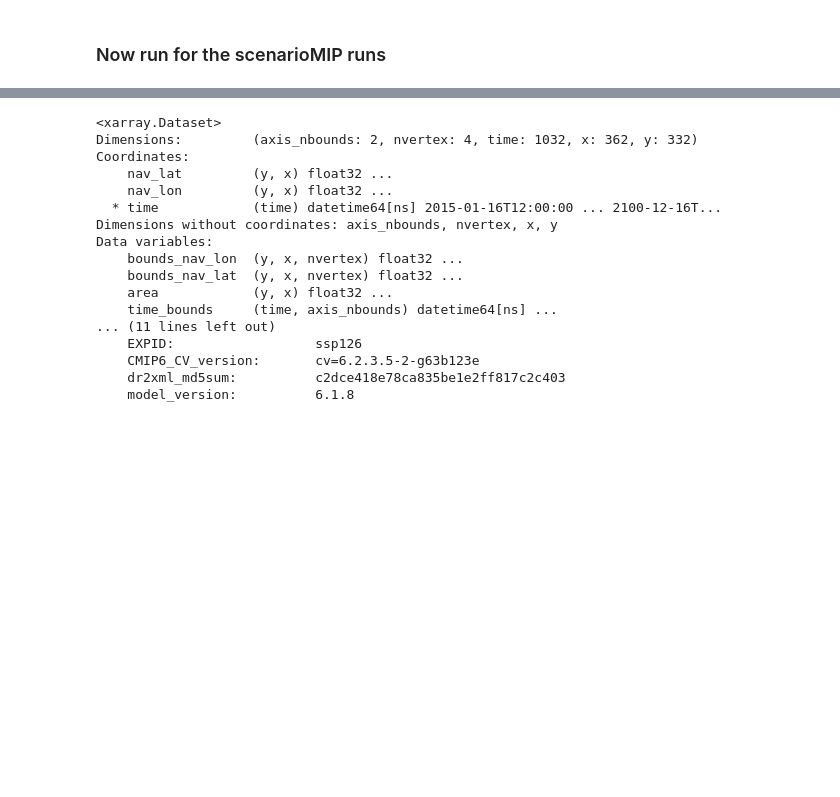
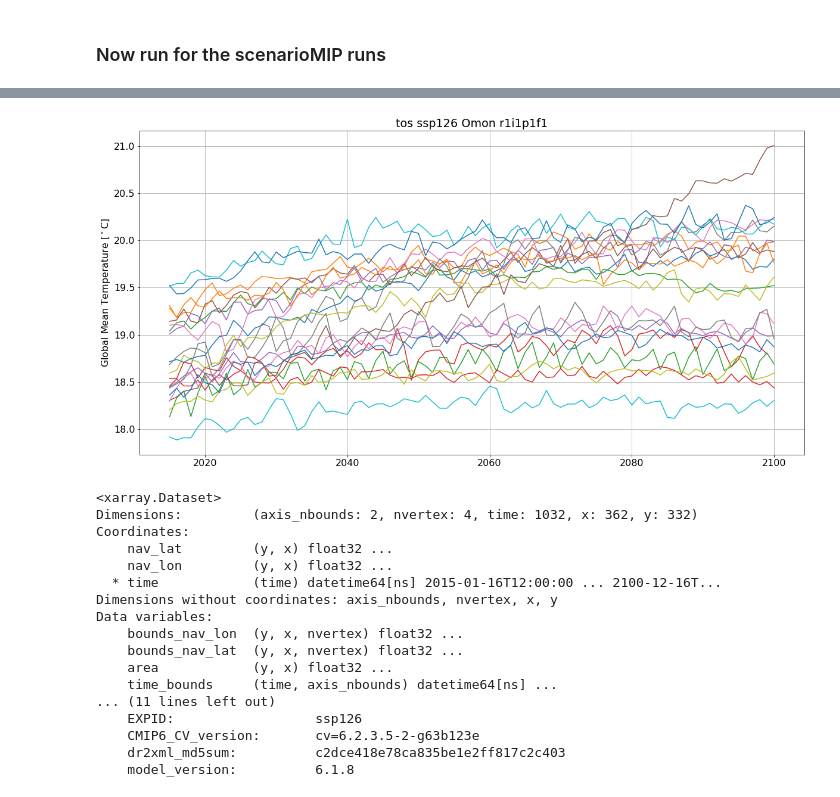
Before and after one commit to cmip6moap/project04, a Jupyter notebook: notebooks/CMIP6_SST.ipynb, the cells around one changed output, grey strips where cells are left out. Saved outputs shown, nothing was run; the diff lists cells and outputs as text; code cells hidden in the pictures; blank space fills up the shorter version.

```diff
--- a/notebooks/CMIP6_SST.ipynb
+++ b/notebooks/CMIP6_SST.ipynb
@@ -86,7 +86,7 @@ def calc_CMIP_annual_means(var='tos', EXP='historical', vtype='Omon', ENS='r1i1p
 
             amean_dset[(model + '_' + ENS)] = amean_var.compute()
 
-            model_list.append(model)
+            model_list.append((model + '_' + ENS))
 
     return amean_dset, model_list
 # %% [markdown]
@@ -138,3 +120,18 @@ ipdb>  quit
+# %%
+fig, ax = plt.subplots(figsize=(20,10))
+
+for ii, model in enumerate(model_list):
+
+    amean_dset[(model + '_r1i1p1f1')].plot(ax=ax)
+
+ax.grid(True)
+ax.set_ylabel('Global Mean Temperature [$^\circ$C]')
+ax.set_xlabel(None)
+ax.set_title(('tos' + ' ssp126' + ' Omon' + ' r1i1p1f1'))
+
+plt.savefig('/home/users/train055/project04/results/cmip6_ssp126_annual_mean_tos.png', dpi=300, bbox_inches='tight')
+# %% [output]
+[figure, added]
 # %%
 fname = '/badc/cmip6/data/CMIP6/ScenarioMIP/IPSL/IPSL-CM6A-LR/ssp126/r1i1p1f1/Omon/tos/gn/latest/tos_Omon_IPSL-CM6A-LR_ssp126_r1i1p1f1_gn_201501-210012.nc'
 dset = xr.open_dataset(fname)
```
Also changed, not shown: parts of 2 cells of this notebook, 2 other files.
